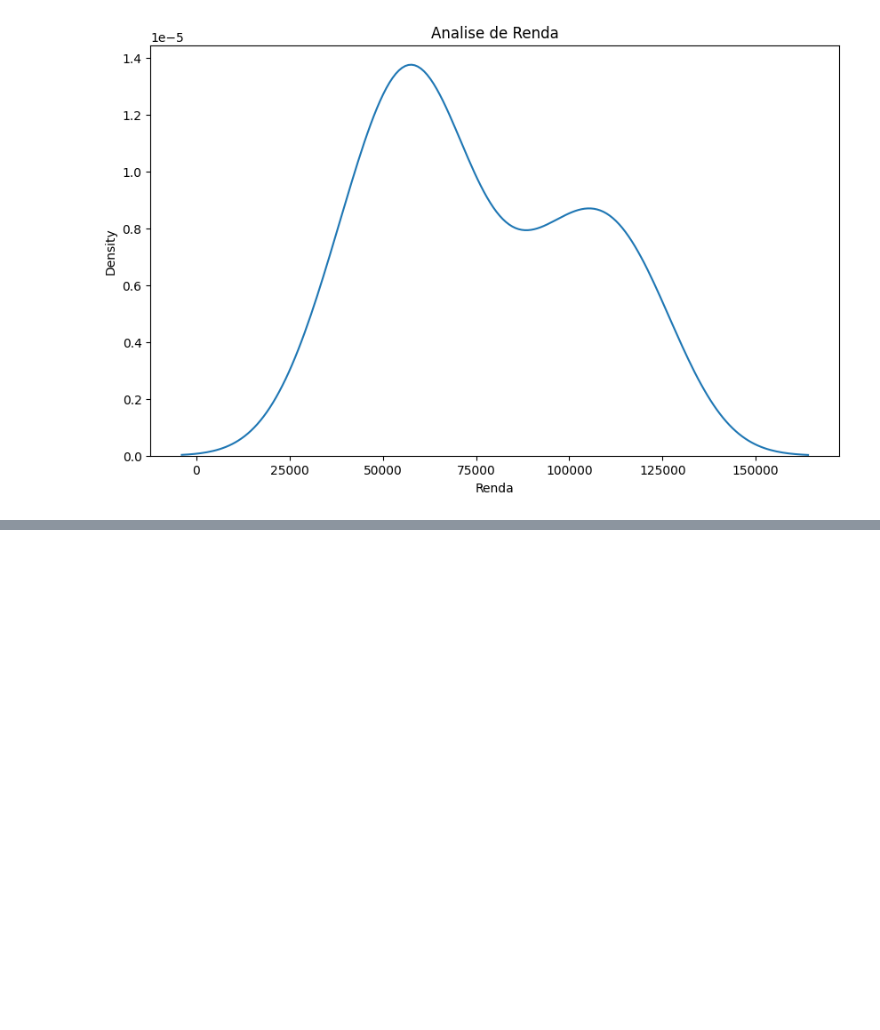
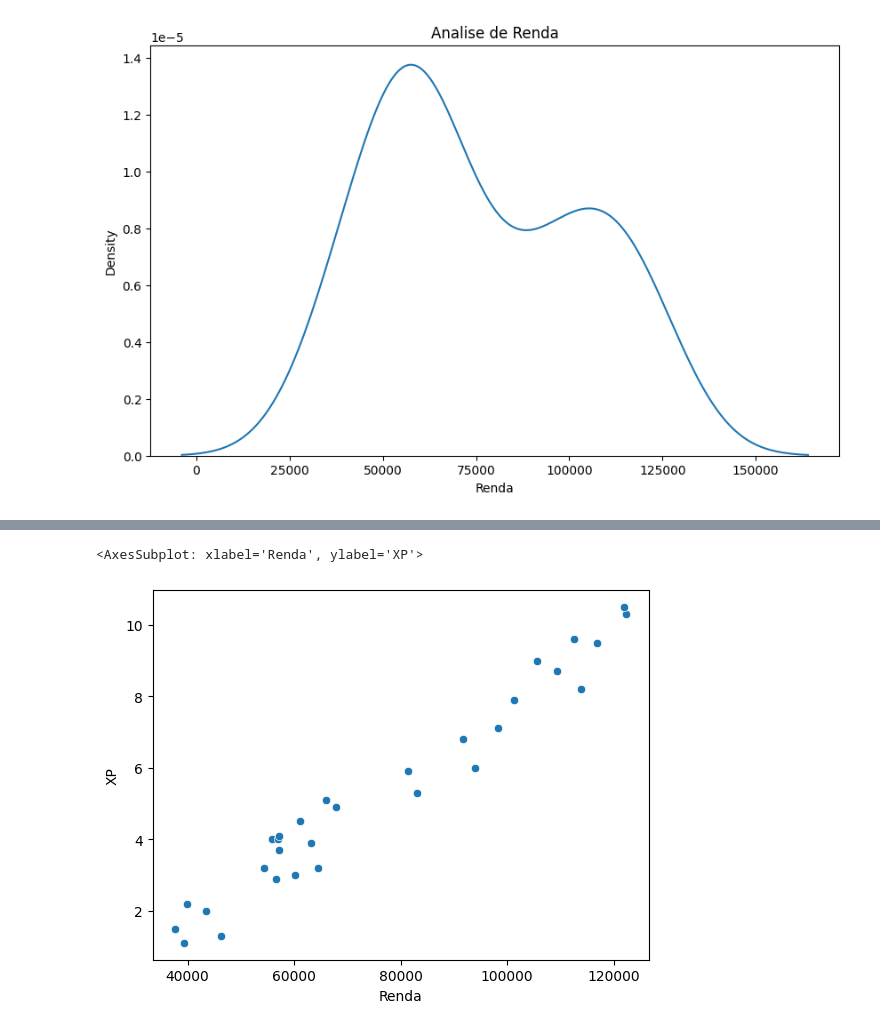
Before and after one commit to 21seya/Analise_dados_conceitos, a Jupyter notebook: projeto05.Recursos_Humanos.ipynb, the cells around one changed output, grey strips where cells are left out. Saved outputs shown, nothing was run; the diff lists cells and outputs as text; code cells hidden in the pictures; blank space fills up the shorter version.

```diff
--- a/projeto05.Recursos_Humanos.ipynb
+++ b/projeto05.Recursos_Humanos.ipynb
@@ -89,0 +108,6 @@ sns.kdeplot(df_recursos['Renda']);
+# %%
+#Distribuição
+sns.scatterplot(data=df_recursos,x='Renda',y='XP')
+# %% [output]
+<AxesSubplot: xlabel='Renda', ylabel='XP'>
+[figure, added]
```
Also changed, not shown: parts of 5 cells of this notebook, 1 other file.
